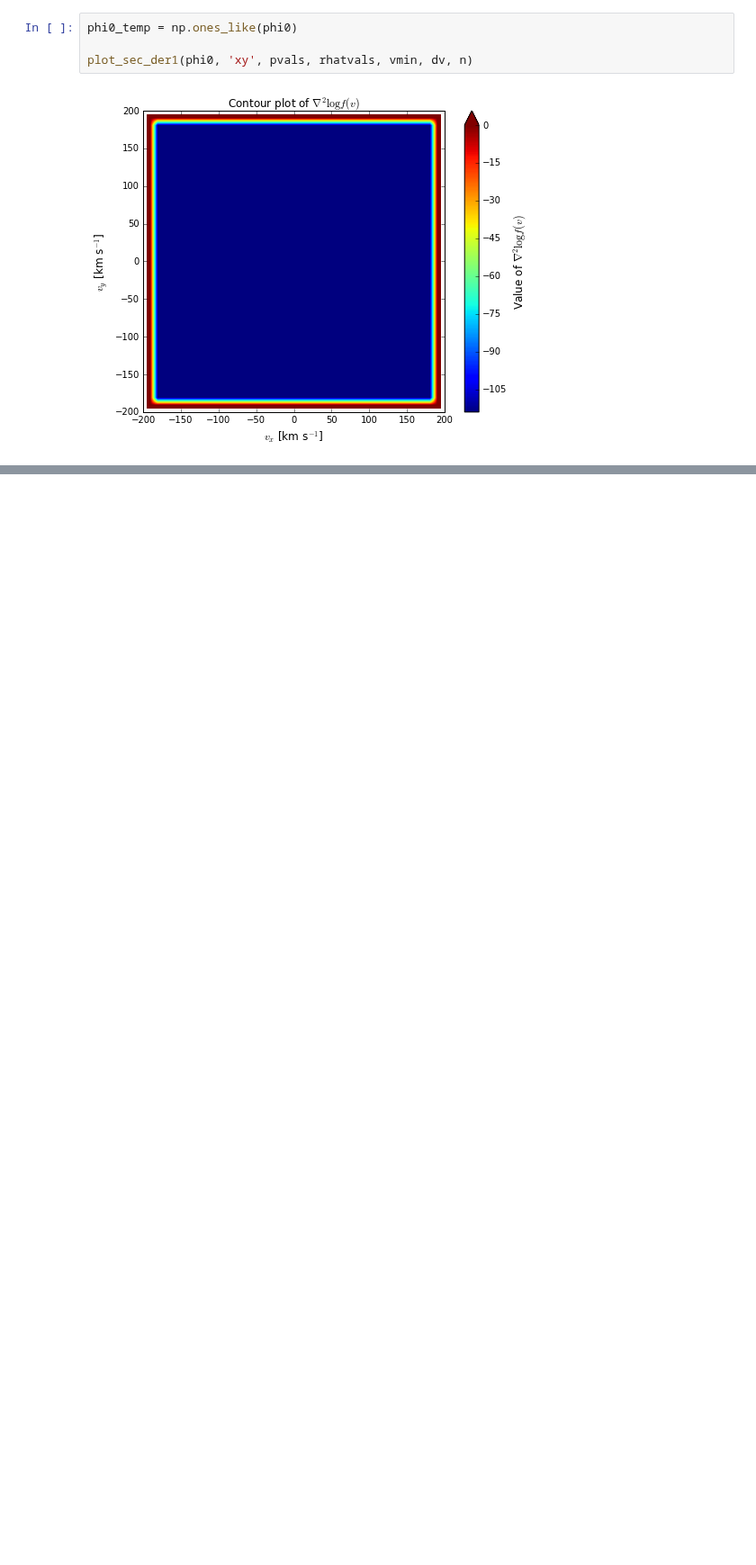
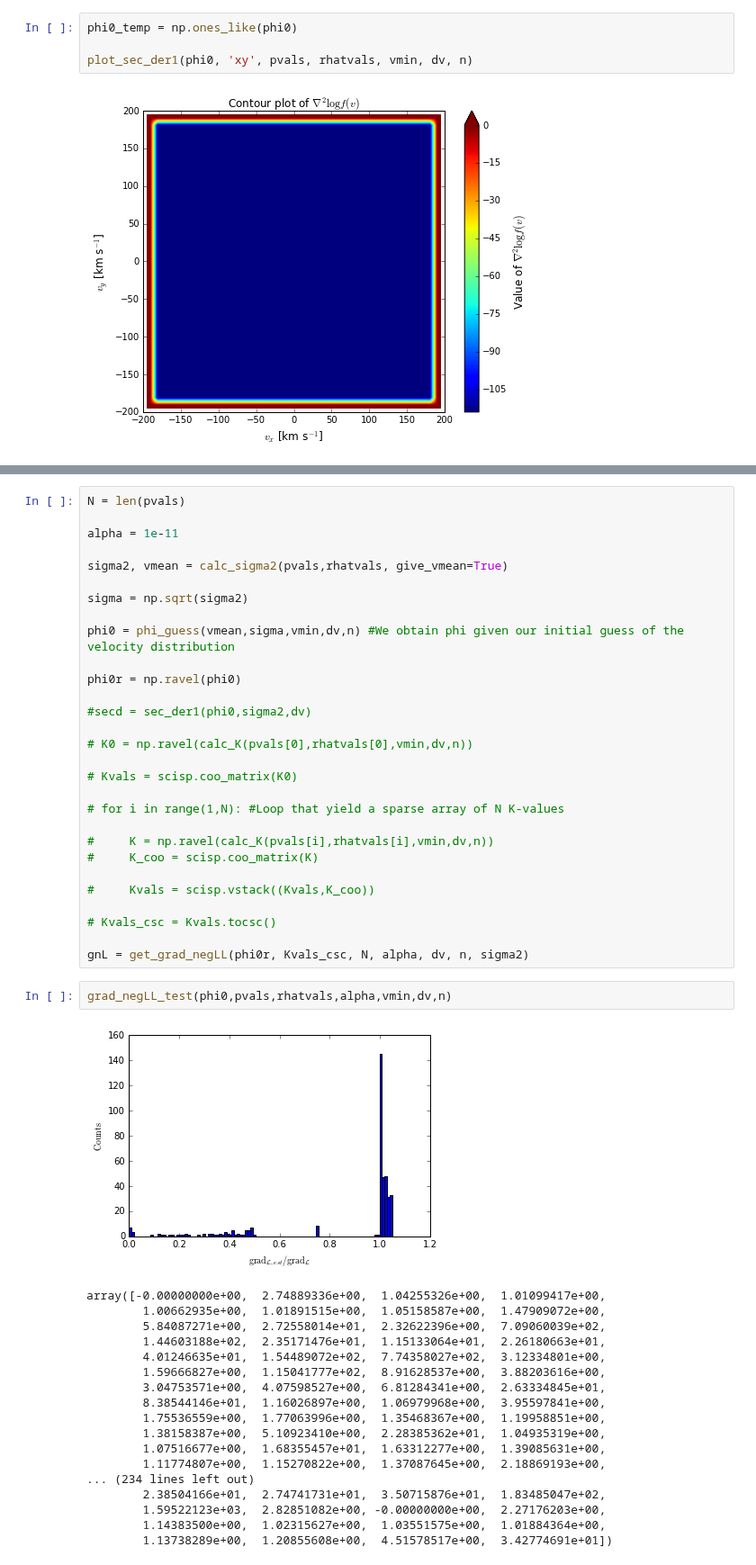
Before and after one commit to PaulMcMillan-Astro/DeprojectionProject, a Jupyter notebook: InitialDeprojectionNotebook.ipynb, the cells around one changed output, grey strips where cells are left out. Shown at 90% size. Saved outputs shown, nothing was run; the diff lists cells and outputs as text; blank space fills up the shorter version.

```diff
--- a/InitialDeprojectionNotebook.ipynb
+++ b/InitialDeprojectionNotebook.ipynb
@@ -656,0 +939,50 @@ plot_sec_der1(phi0, 'xy', pvals, rhatvals, vmin, dv, n)
+# %%
+N = len(pvals)
+
+alpha = 1e-11
+
+sigma2, vmean = calc_sigma2(pvals,rhatvals, give_vmean=True)
+
+sigma = np.sqrt(sigma2)
+
+phi0 = phi_guess(vmean,sigma,vmin,dv,n) #We obtain phi given our initial guess of the velocity distribution
+
+phi0r = np.ravel(phi0)
+
+#secd = sec_der1(phi0,sigma2,dv)
+
+# K0 = np.ravel(calc_K(pvals[0],rhatvals[0],vmin,dv,n))
+
+# Kvals = scisp.coo_matrix(K0)
+
+# for i in range(1,N): #Loop that yield a sparse array of N K-values
+
+#     K = np.ravel(calc_K(pvals[i],rhatvals[i],vmin,dv,n))
+#     K_coo = scisp.coo_matrix(K)
+
+#     Kvals = scisp.vstack((Kvals,K_coo))
+
+# Kvals_csc = Kvals.tocsc()
+
+gnL = get_grad_negLL(phi0r, Kvals_csc, N, alpha, dv, n, sigma2)
+# %%
+grad_negLL_test(phi0,pvals,rhatvals,alpha,vmin,dv,n)
+# %% [output]
+[figure, added]
+array([-0.00000000e+00,  2.74889336e+00,  1.04255326e+00,  1.01099417e+00,
+        1.00662935e+00,  1.01891515e+00,  1.05158587e+00,  1.47909072e+00,
+        5.84087271e+00,  2.72558014e+01,  2.32622396e+00,  7.09060039e+02,
+        1.44603188e+02,  2.35171476e+01,  1.15133064e+01,  2.26180663e+01,
+        4.01246635e+01,  1.54489072e+02,  7.74358027e+02,  3.12334801e+00,
+        1.59666827e+00,  1.15041777e+02,  8.91628537e+00,  3.88203616e+00,
+        3.04753571e+00,  4.07598527e+00,  6.81284341e+00,  2.63334845e+01,
+        8.38544146e+01,  1.16026897e+00,  1.06979968e+00,  3.95597841e+00,
+        1.75536559e+00,  1.77063996e+00,  1.35468367e+00,  1.19958851e+00,
+        1.38158387e+00,  5.10923410e+00,  2.28385362e+01,  1.04935319e+00,
+        1.07516677e+00,  1.68355457e+01,  1.63312277e+00,  1.39085631e+00,
+        1.11774807e+00,  1.15270822e+00,  1.37087645e+00,  2.18869193e+00,
+... (234 lines left out)
+        2.38504166e+01,  2.74741731e+01,  3.50715876e+01,  1.83485047e+02,
+        1.59522123e+03,  2.82851082e+00, -0.00000000e+00,  2.27176203e+00,
+        1.14383500e+00,  1.02315627e+00,  1.03551575e+00,  1.01884364e+00,
+        1.13738289e+00,  1.20855608e+00,  4.51578517e+00,  3.42774691e+01])
```
Also changed, not shown: parts of 17 cells of this notebook, 2 other files.
